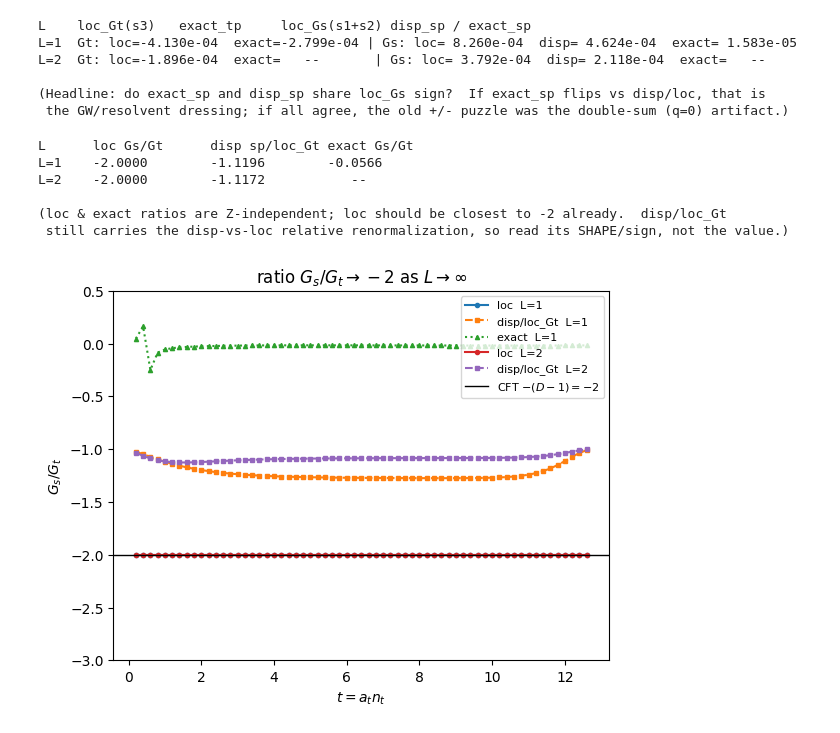
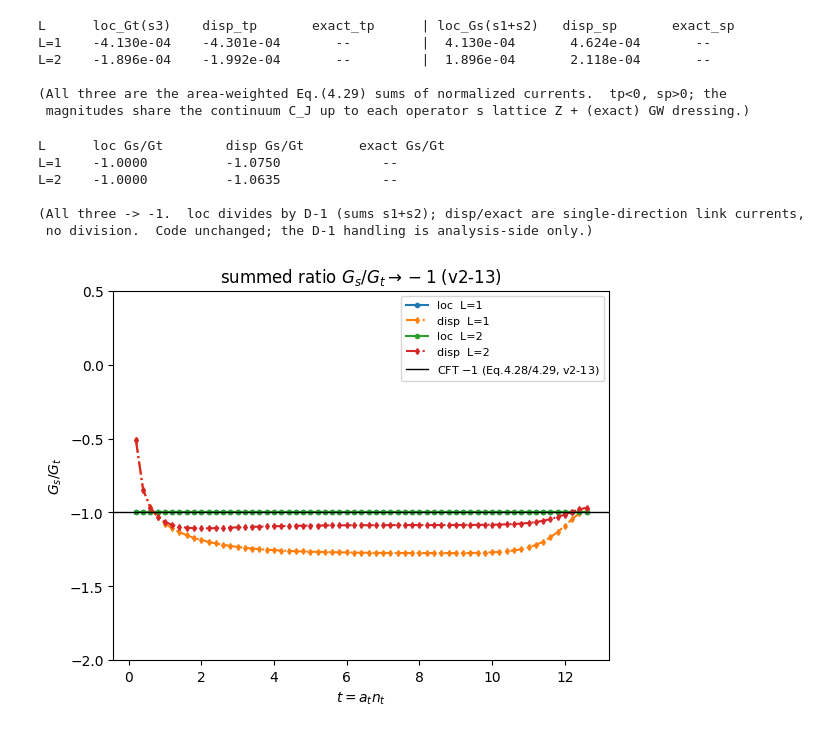
Before and after one commit to nobuyukimatsumoto68/qed3, a Jupyter notebook: src/both_3d/comp_threesome_jj_claude.ipynb, the cells around one changed output. Cells and saved outputs as stored; diff of their text form; code cells hidden in the pictures.

```diff
--- a/src/both_3d/comp_threesome_jj_claude.ipynb
+++ b/src/both_3d/comp_threesome_jj_claude.ipynb
@@ -93,62 +110,62 @@ sp L=1: exact/loc match const =  0.0192  (sign +1)
 # %%
-# SIGN table (the headline): sign of each correlator at dt=5 relative to loc.  Same sign => agree.
-print('%-4s %-12s %-12s %-12s %-12s' % ('L', 'loc_Gt(s3)', 'exact_tp', 'loc_Gs(s1+s2)', 'disp_sp / exact_sp'))
+# SIGN + magnitude table at dt=5 (summed, normalized; area + 1/4pi).  tp<0, sp>0 expected.
+print('%-6s %-13s %-13s %-13s | %-15s %-13s %-13s' % (
+    'L','loc_Gt(s3)','disp_tp','exact_tp','loc_Gs(s1+s2)','disp_sp','exact_sp'))
 for L in [1, 2]:
-    row = [L]
     def g(f):
         try: return '% .3e' % f(L)[5]
         except (OSError, KeyError): return '   --      '
-    print('L=%d  Gt: loc=%s  exact=%s | Gs: loc=%s  disp=%s  exact=%s' % (
-        L, g(loc_Gt), g(ex_Gt), g(loc_Gs), g(disp_Gs), g(ex_Gs)))
-print('\n(Headline: do exact_sp and disp_sp share loc_Gs sign?  If exact_sp flips vs disp/loc, that is')
-print(' the GW/resolvent dressing; if all agree, the old +/- puzzle was the double-sum (q=0) artifact.)')
+    print('L=%-4d %-13s %-13s %-13s | %-15s %-13s %-13s' % (
+        L, g(loc_Gt), g(disp_Gt), g(ex_Gt), g(loc_Gs), g(disp_Gs), g(ex_Gs)))
+print('\n(All three are the area-weighted Eq.(4.29) sums of normalized currents.  tp<0, sp>0; the')
+print(' magnitudes share the continuum C_J up to each operator s lattice Z + (exact) GW dressing.)')
 # %% [output]
-L    loc_Gt(s3)   exact_tp     loc_Gs(s1+s2) disp_sp / exact_sp
-L=1  Gt: loc=-4.130e-04  exact=-2.799e-04 | Gs: loc= 8.260e-04  disp= 4.624e-04  exact= 1.583e-05
-L=2  Gt: loc=-1.896e-04  exact=   --       | Gs: loc= 3.792e-04  disp= 2.118e-04  exact=   --
+L      loc_Gt(s3)    disp_tp       exact_tp      | loc_Gs(s1+s2)   disp_sp       exact_sp
+L=1    -4.130e-04    -4.301e-04       --         |  4.130e-04       4.624e-04       --
+L=2    -1.896e-04    -1.992e-04       --         |  1.896e-04       2.118e-04       --
 
-(Headline: do exact_sp and disp_sp share loc_Gs sign?  If exact_sp flips vs disp/loc, that is
- the GW/resolvent dressing; if all agree, the old +/- puzzle was the double-sum (q=0) artifact.)
+(All three are the area-weighted Eq.(4.29) sums of normalized currents.  tp<0, sp>0; the
+ magnitudes share the continuum C_J up to each operator s lattice Z + (exact) GW dressing.)
 # %%
-# RATIO G_s/G_t for loc, disp, exact at L=1,2.  CFT: G_s/G_t = -(D-1) = -2 at every separation,
-# and the Z-factor cancels within a discretization that supplies BOTH channels (loc, exact).
-# disp has only an sp channel, so its ratio uses loc's tp denominator (disp_sp / loc_Gt) and is
-# therefore meaningful only up to the disp/loc relative renormalization -- labelled accordingly.
+# RATIO G_s/G_t -> -1 (qed3int_v2-13, Eq.4.28/4.29).  Per-direction: loc G_s = (s1+s2)/(D-1) (loc sums
+# the D-1 Pauli channels; its raw s1+s2/s3 = -2), disp/exact G_s = sp (link currents already per-direction,
+# raw -1).  G_t = temporal (one direction).  All -> -1, opposite sp/tp sign.
 dt = np.arange(1, int(Nt_cft/2)); t = dt*at_cft; ref = 5
 plt.figure()
-print('%-6s %-14s %-14s %-14s' % ('L', 'loc Gs/Gt', 'disp sp/loc_Gt', 'exact Gs/Gt'))
+print('%-6s %-16s %-16s %-16s' % ('L','loc Gs/Gt','disp Gs/Gt','exact Gs/Gt'))
 for L in [1, 2]:
-    # loc: own sp/tp (Z cancels)
-    rl = loc_Gs(L) / loc_Gt(L)
-    plt.plot(t, rl[dt], 'o-', ms=3, label='loc  L=%d' % L)
-    sl = '% .4f' % rl[ref]
-    # disp: sp / loc tp (relative Z not cancelled)
+    sl = sd = se = '   --   '
     try:
-        rd = disp_Gs(L) / loc_Gt(L)
-        plt.plot(t, rd[dt], 's--', ms=3, label='disp/loc_Gt  L=%d' % L)
+        rl = loc_Gs(L) / loc_Gt(L)
+        plt.plot(t, rl[dt], 'o-', ms=3, label='loc  L=%d' % L)
+        sl = '% .4f' % rl[ref]
+    except (OSError, KeyError):
+        pass
+    try:
+        rd = disp_Gs(L) / disp_Gt(L)
+        plt.plot(t, rd[dt], 'd-.', ms=3, label='disp  L=%d' % L)
         sd = '% .4f' % rd[ref]
     except (OSError, KeyError):
-        sd = '   --   '
-    # exact: own sp/tp (Z cancels)
+        pass
     try:
         re = ex_Gs(L) / ex_Gt(L)
         plt.plot(t, re[dt], '^:', ms=3, label='exact  L=%d' % L)
         se = '% .4f' % re[ref]
     except (OSError, KeyError):
-        se = '   --   '
-    print('L=%-4d %-14s %-14s %-14s' % (L, sl, sd, se))
-plt.axhline(-2.0, color='k', ls='-', lw=1, label=r'CFT $-(D-1)=-2$')
+        pass
+    print('L=%-4d %-16s %-16s %-16s' % (L, sl, sd, se))
+plt.axhline(-1.0, color='k', ls='-', lw=1, label=r'CFT $-1$ (Eq.4.28/4.29, v2-13)')
 plt.xlabel(r'$t = a_t n_t$'); plt.ylabel(r'$G_s/G_t$')
-plt.ylim(-3.0, 0.5)
-plt.title(r'ratio $G_s/G_t \to -2$ as $L\to\infty$'); plt.legend(fontsize=8)
-plt.savefig('comp_threesome_ratio.pdf', bbox_inches='tight')
-print('\n(loc & exact ratios are Z-independent; loc should be closest to -2 already.  disp/loc_Gt')
-print(' still carries the disp-vs-loc relative renormalization, so read its SHAPE/sign, not the value.)')
+plt.ylim(-2.0, 0.5)
+plt.title(r'summed ratio $G_s/G_t \to -1$ (v2-13)'); plt.legend(fontsize=8)
+plt.savefig('comp_threesome_sum_ratio.pdf', bbox_inches='tight')
+print('\n(All three -> -1.  loc divides by D-1 (sums s1+s2); disp/exact are single-direction link currents,')
+print(' no division.  Code unchanged; the D-1 handling is analysis-side only.)')
 # %% [output]
-L      loc Gs/Gt      disp sp/loc_Gt exact Gs/Gt
-L=1    -2.0000        -1.1196        -0.0566
-L=2    -2.0000        -1.1172           --
+L      loc Gs/Gt        disp Gs/Gt       exact Gs/Gt
+L=1    -1.0000          -1.0750             --
+L=2    -1.0000          -1.0635             --
 
-(loc & exact ratios are Z-independent; loc should be closest to -2 already.  disp/loc_Gt
- still carries the disp-vs-loc relative renormalization, so read its SHAPE/sign, not the value.)
+(All three -> -1.  loc divides by D-1 (sums s1+s2); disp/exact are single-direction link currents,
+ no division.  Code unchanged; the D-1 handling is analysis-side only.)
-[figure, old version]
+[figure, new version]
```
Also changed, not shown: parts of 12 cells of this notebook, 6 other files.
